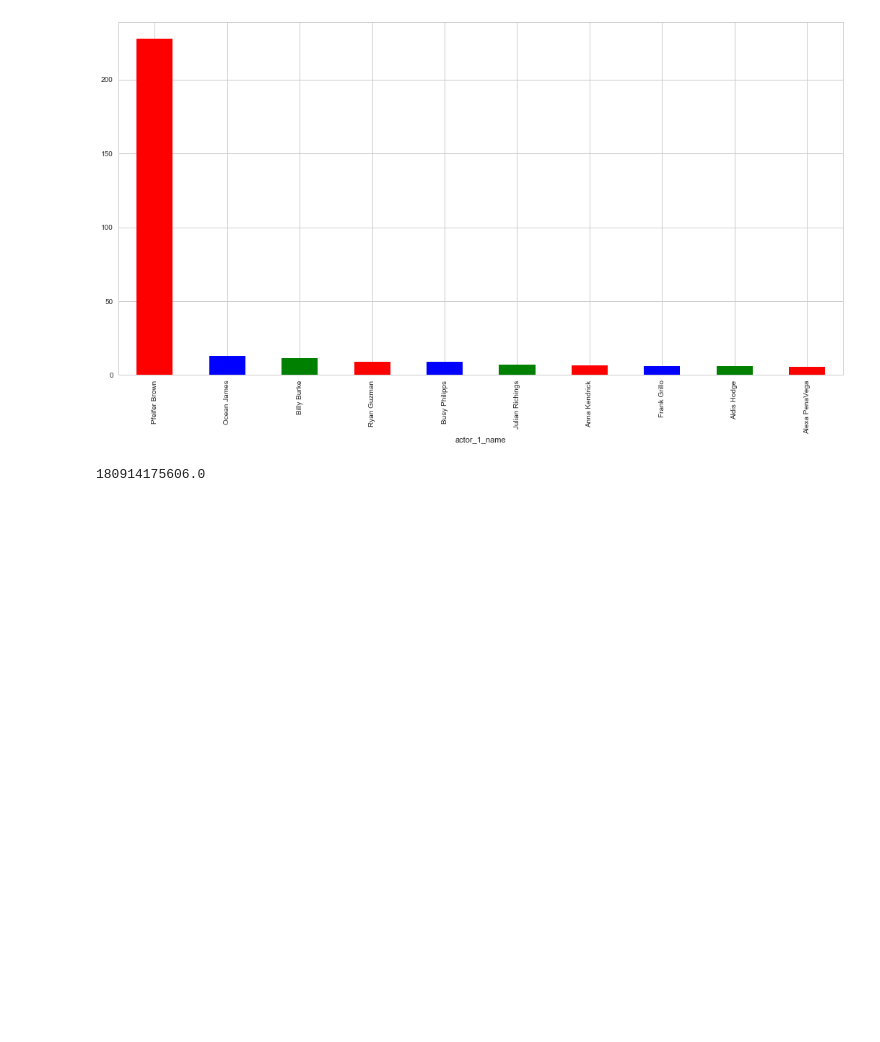
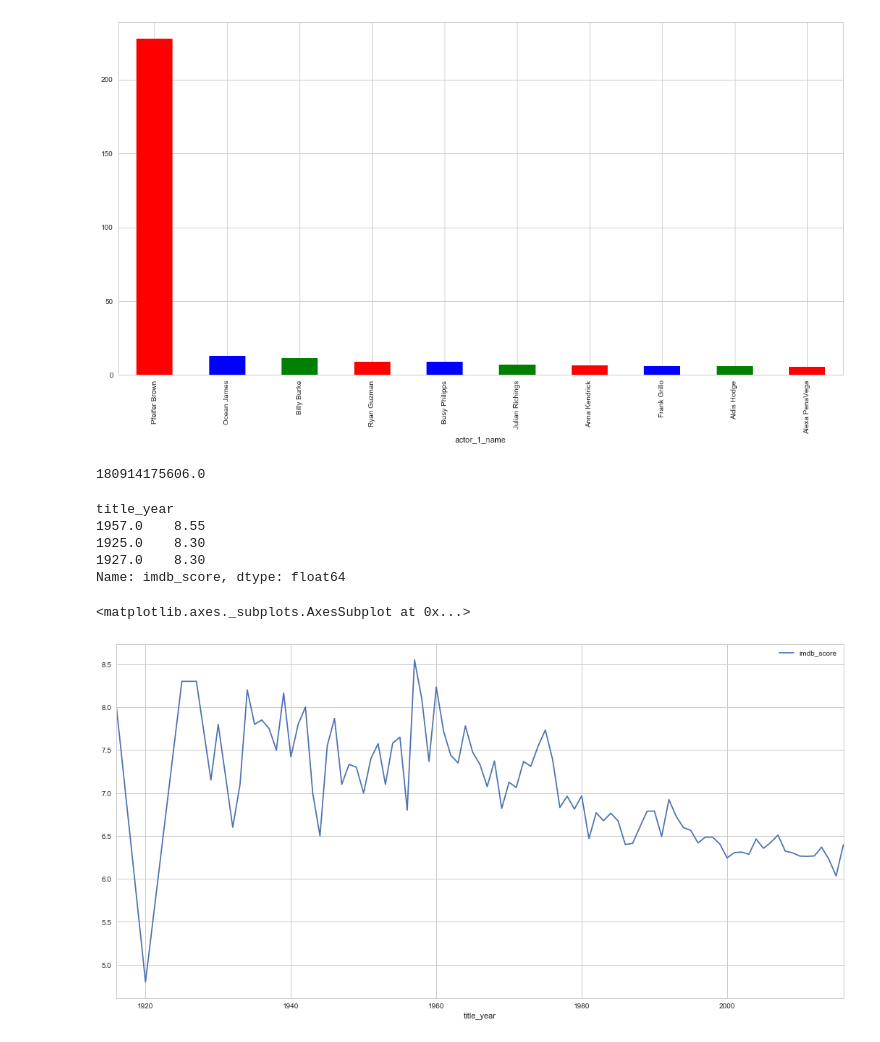
Before and after one commit to Arjun-Pythonista/IMDB-5000-Movies-Data-Analysis--Arjun, a Jupyter notebook: IMDB_5000-Movies Data Analysis- Arjun.ipynb, the cells around one changed output. Drawn from its saved outputs; the diff is of its cells as text; code cells hidden in the pictures; blank space fills up the shorter version.

```diff
--- a/IMDB_5000-Movies Data Analysis- Arjun.ipynb
+++ b/IMDB_5000-Movies Data Analysis- Arjun.ipynb
@@ -28,7 +30,7 @@ from matplotlib.pyplot import *
 import json
 # %%
 
-movie_df =  pd.read_csv("C:/Users/arjun/Documents/Imdb_Movie-Project/Dataset/movie_metadata.csv")
+movie_df =  pd.read_csv("/Users/VGPersonal/Documents/Aj-Projects/IMDB Analysis/movie_metadata.csv")
 # %%
 movie_df.head()
 # %% [output]
@@ -170,8 +172,8 @@ class Movie_analysis(object):
 
 ##############---Sum & Mean Groupby---##########################################
     def mean_groupby(self, col1, col2, col3):
-    #gropping colomns with mean aggregation.
-        agrp = df.groupby(col1)[col2,col3 ].agg('mean')
+    #groupping colomns with mean aggregation.
+        agrp = self.df.groupby(col1)[col2,col3 ].agg('mean')
         return agrp
 
 
@@ -542,3 +544,19 @@ barplot(act_roi_2015)
 movie_df['budget'].sum()
 # %% [output]
 180914175606.0
+# %%
+# What is the average IMDB rating by year
+
+avg_imdb = movie.mean_groupby("title_year" ,"imdb_score" , "actor_1_name")
+avg_imdb['imdb_score'].sort_values(ascending = False).head(3)
+# %% [output]
+title_year
+1957.0    8.55
+1925.0    8.30
+1927.0    8.30
+Name: imdb_score, dtype: float64
+# %%
+avg_imdb.plot(figsize = (18,9))
+# %% [output]
+<matplotlib.axes._subplots.AxesSubplot at 0x...>
+[figure, added]
```
Also changed, not shown: parts of 5 cells of this notebook.
